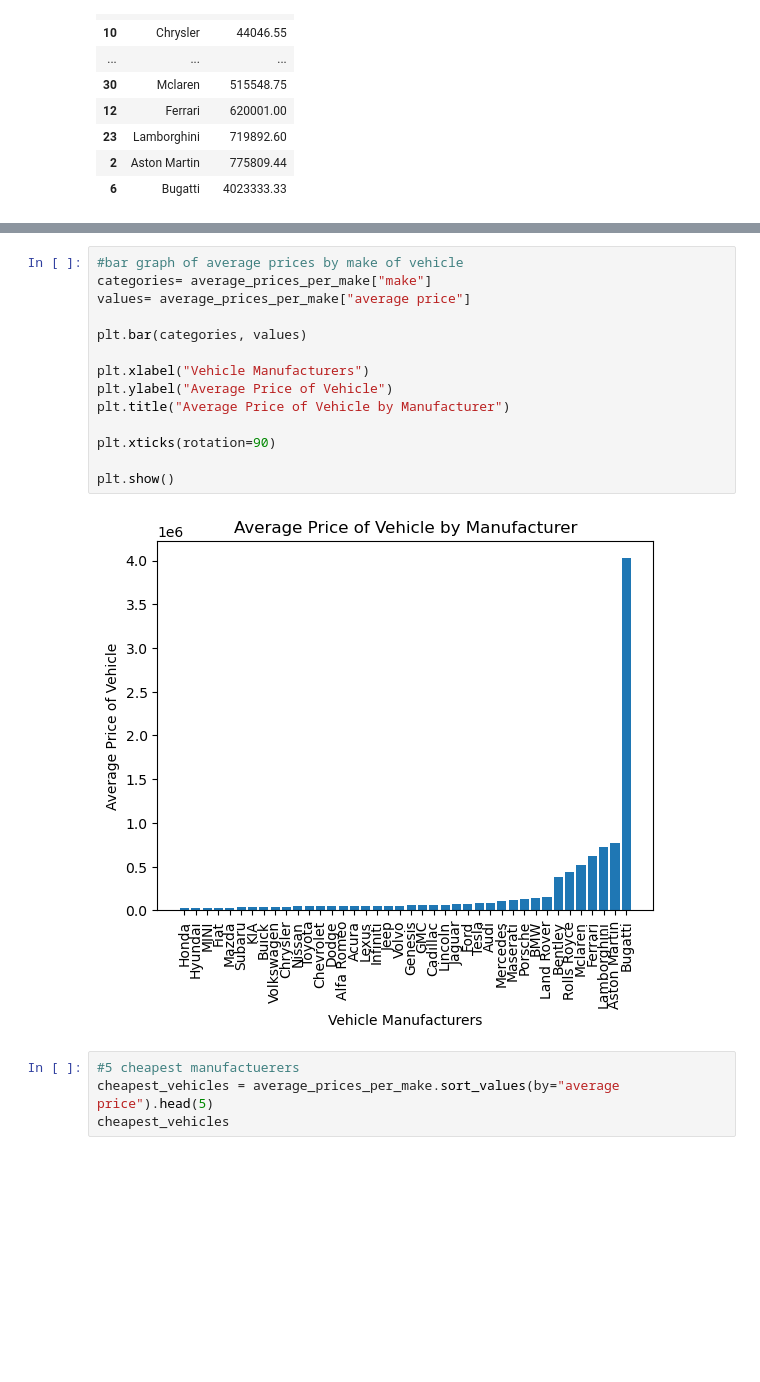
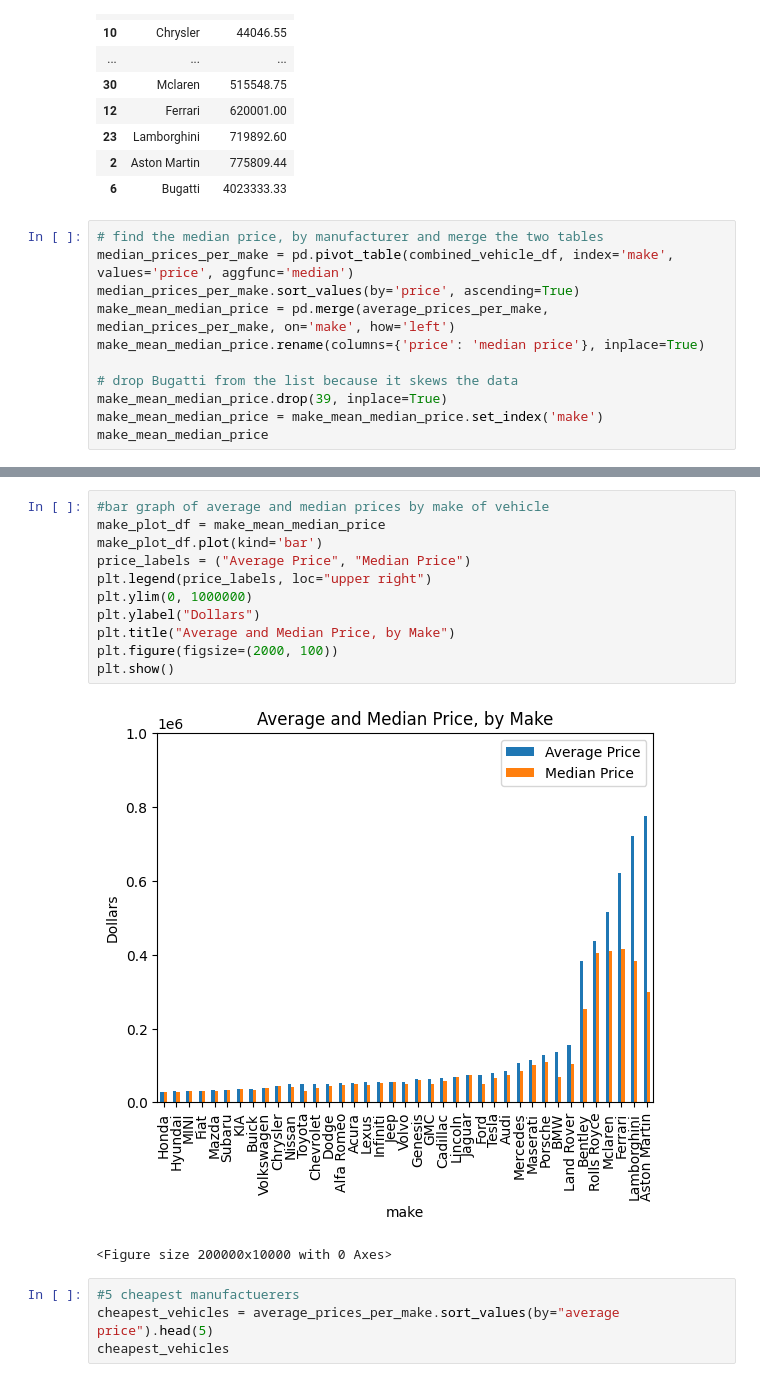
Before and after one commit to raniljoshua/Data-Analysis-Bootcamp_Project-1, a Jupyter notebook: vehicle_analysis.ipynb, the cells around one changed output, grey strips where cells are left out. Drawn from its saved outputs; the diff is of its cells as text; blank space fills up the shorter version.

Commit message:
updated vehicle analysis to include median values

```diff
--- a/vehicle_analysis.ipynb
+++ b/vehicle_analysis.ipynb
@@ -62,3 +62,14 @@ average_prices_per_make
 | 23 | Lamborghini | 719892.60 |
 | 2 | Aston Martin | 775809.44 |
 | 6 | Bugatti | 4023333.33 |
+# %%
+# find the median price, by manufacturer and merge the two tables
+median_prices_per_make = pd.pivot_table(combined_vehicle_df, index='make', values='price', aggfunc='median')
+median_prices_per_make.sort_values(by='price', ascending=True)
+make_mean_median_price = pd.merge(average_prices_per_make, median_prices_per_make, on='make', how='left')
+make_mean_median_price.rename(columns={'price': 'median price'}, inplace=True)
+
+# drop Bugatti from the list because it skews the data
+make_mean_median_price.drop(39, inplace=True)
+make_mean_median_price = make_mean_median_price.set_index('make')
+make_mean_median_price
@@ -65,19 +95,17 @@ average_prices_per_make
 # %%
-#bar graph of average prices by make of vehicle
-categories= average_prices_per_make["make"]
-values= average_prices_per_make["average price"]
-
-plt.bar(categories, values)
-
-plt.xlabel("Vehicle Manufacturers")
-plt.ylabel("Average Price of Vehicle")
-plt.title("Average Price of Vehicle by Manufacturer")
-
-plt.xticks(rotation=90)
-
+#bar graph of average and median prices by make of vehicle
+make_plot_df = make_mean_median_price
+make_plot_df.plot(kind='bar')
+price_labels = ("Average Price", "Median Price")
+plt.legend(price_labels, loc="upper right")
+plt.ylim(0, 1000000)
+plt.ylabel("Dollars")
+plt.title("Average and Median Price, by Make")
+plt.figure(figsize=(2000, 100))
 plt.show()
 # %% [output]
-[figure, old version]
+[figure, new version]
+<Figure size 200000x10000 with 0 Axes>
 # %%
 #5 cheapest manufactuerers
 cheapest_vehicles = average_prices_per_make.sort_values(by="average price").head(5)
```
Also changed, not shown: parts of 5 cells of this notebook, 1 other file.
